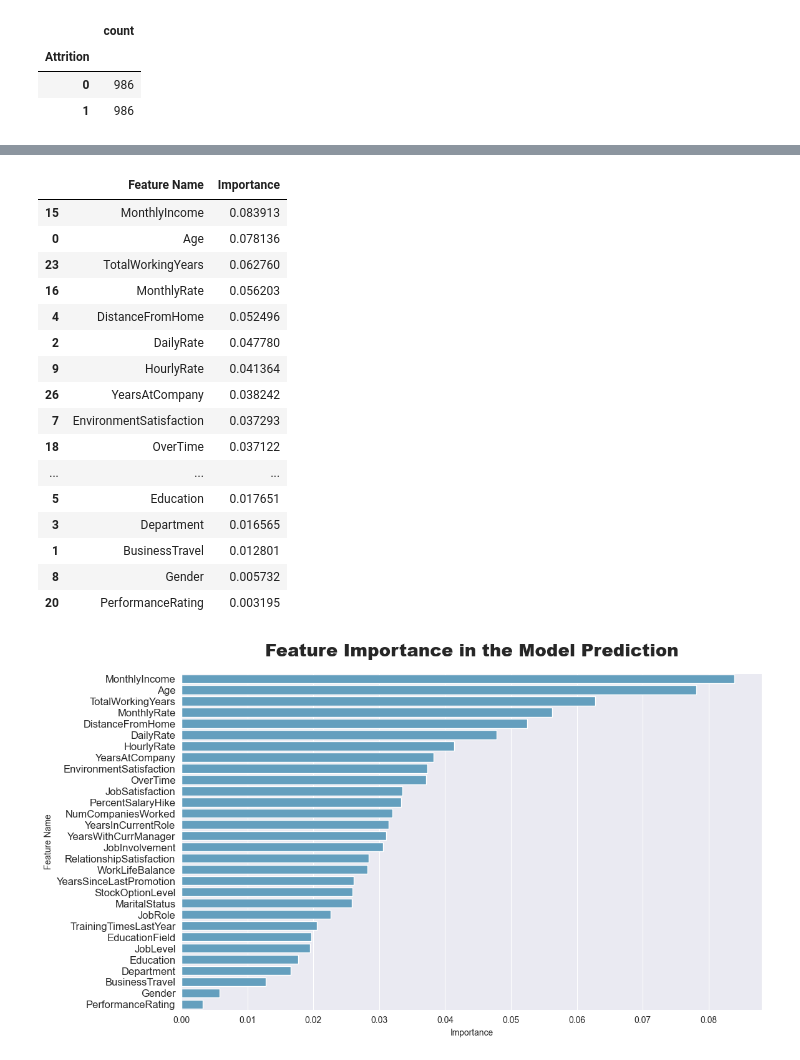
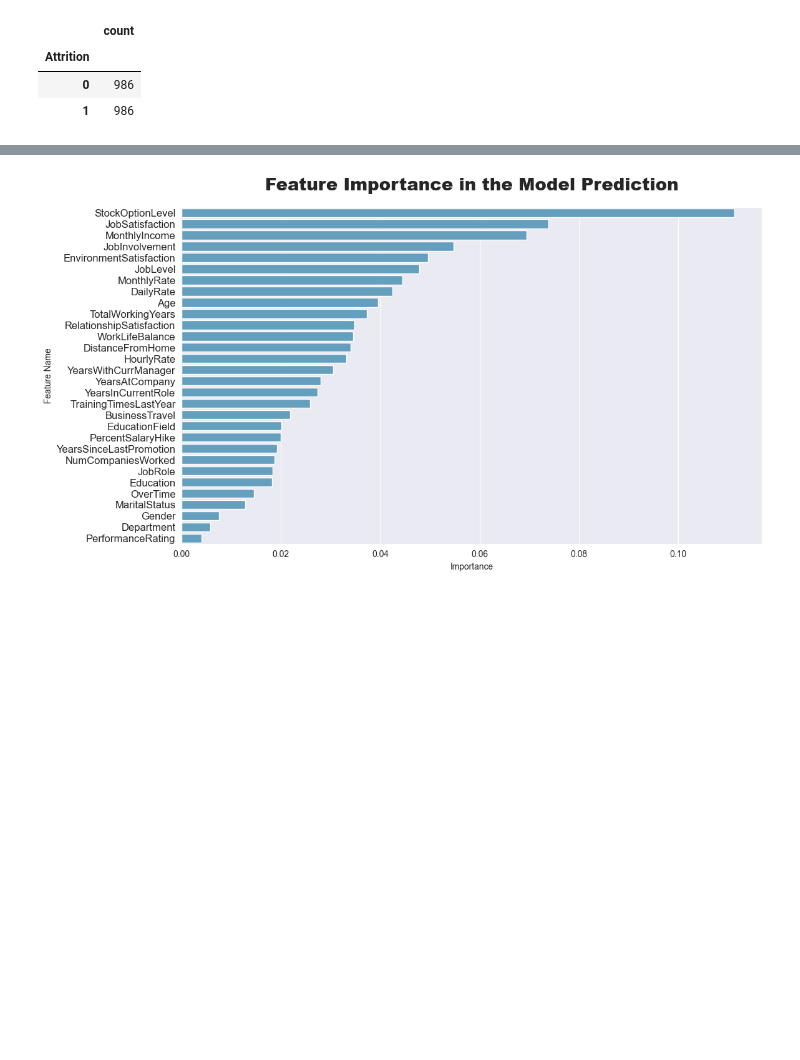
Before and after one commit to George-Njuguna/HR-ATTRITION-MODELLING, a Jupyter notebook: Model_Building.ipynb, the cells around one changed output, grey strips where cells are left out. Drawn from its saved outputs; the diff is of its cells as text; code cells hidden in the pictures; blank space fills up the shorter version.

Commit message:
grid Search

```diff
--- a/Model_Building.ipynb
+++ b/Model_Building.ipynb
@@ -117,4 +117,12 @@ X_Train_Shape :  (1972, 30)     y_Train_Shape :  (1972,)
  # Creating the Classifier
 classifier = RandomForestClassifier(n_estimators=10, random_state=42 )
 
-classifier.fit(X_train, y_train)
+gr_space = {
+    'max_depth': [3,5,7,10],
+    'n_estimators': [100, 200, 300, 400],
+    'max_features': [10, 20, 30 , 40],
+    'min_samples_leaf': [1, 2, 4]
+}
+
+grid = GridSearchCV(classifier, gr_space, cv = 3, scoring='accuracy', verbose = 3)
+model_grid = grid.fit( X_train_sm , y_train_sm )
@@ -122,0 +129,7 @@ RandomForestClassifier(n_estimators=10, random_state=42)
+# %%
+# Get the best parameters from the grid search
+best_params = model_grid.best_params_
+print(f"Best Parameters: {best_params}")
+
+# Get the best estimator (fitted model)
+rf_model = model_grid.best_estimator_
@@ -183,37 +198,20 @@ plt.show()
 # %%
 # Get feature importance
 importance_df = pd.DataFrame({"Feature Name" : X_train.columns,         # changing into a dataframe
-                       "Importance" : classifier.feature_importances_})
+                       "Importance" : rf_model.feature_importances_})
 
 importances = importance_df.sort_values(by="Importance",ascending=False)
 
  # plotting the important features
 plt.figure(figsize=(12,7))
 
 sns.barplot(x="Importance", y="Feature Name", data = importances )
 
 plt.title("Feature Importance in the Model Prediction", fontweight="black", size=20, pad=20)
 
 plt.yticks(size=12)
 
 plt.show()
 # %% [output]
-|  | Feature Name | Importance |
-| 15 | MonthlyIncome | 0.083913 |
-| 0 | Age | 0.078136 |
-| 23 | TotalWorkingYears | 0.062760 |
-| 16 | MonthlyRate | 0.056203 |
-| 4 | DistanceFromHome | 0.052496 |
-| 2 | DailyRate | 0.047780 |
-| 9 | HourlyRate | 0.041364 |
-| 26 | YearsAtCompany | 0.038242 |
-| 7 | EnvironmentSatisfaction | 0.037293 |
-| 18 | OverTime | 0.037122 |
-| ... | ... | ... |
-| 5 | Education | 0.017651 |
-| 3 | Department | 0.016565 |
-| 1 | BusinessTravel | 0.012801 |
-| 8 | Gender | 0.005732 |
-| 20 | PerformanceRating | 0.003195 |
-[figure, old version]
+[figure, new version]
 # %% [markdown]
```
Also changed, not shown: parts of 6 cells of this notebook, 2 other files.
